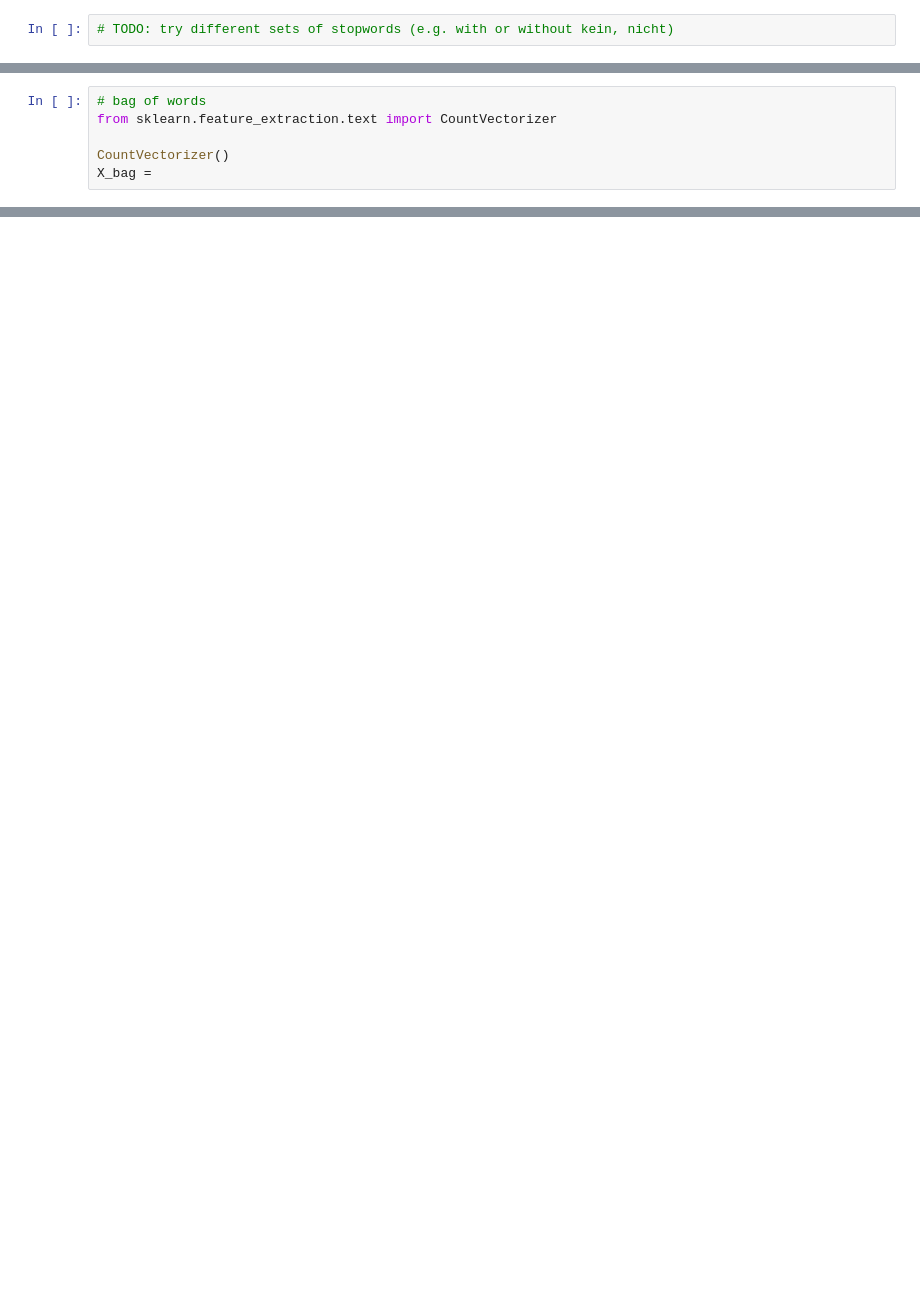
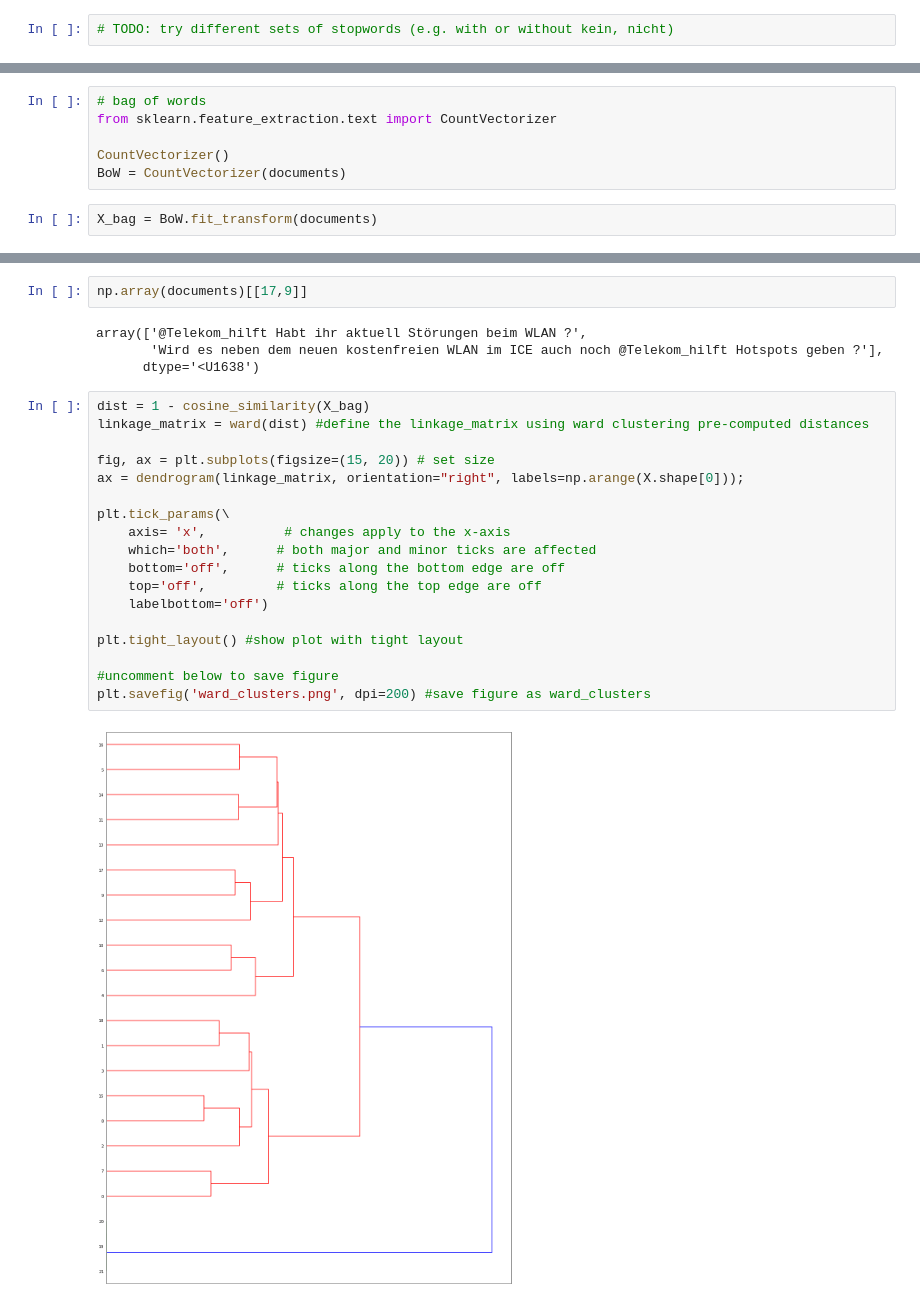
Before and after one commit to turkishtech/mlhackathon, a Jupyter notebook: playground/challange1a-1b.ipynb, the cells around one changed output, grey strips where cells are left out. Saved outputs shown, nothing was run; the diff lists cells and outputs as text; blank space fills up the shorter version.

```diff
--- a/playground/challange1a-1b.ipynb
+++ b/playground/challange1a-1b.ipynb
@@ -195,5 +230,7 @@ X = np.array([np.mean(w2v, axis=0) for row in documents])
 from sklearn.feature_extraction.text import CountVectorizer
 
 CountVectorizer()
-X_bag =
+BoW = CountVectorizer(documents)
+# %%
+X_bag = BoW.fit_transform(documents)
 # %%
@@ -251,0 +352,26 @@ ModuleNotFoundError: No module named 'xgboost'
+# %%
+np.array(documents)[[17,9]]
+# %% [output]
+array(['@Telekom_hilft Habt ihr aktuell Störungen beim WLAN ?',
+       'Wird es neben dem neuen kostenfreien WLAN im ICE auch noch @Telekom_hilft Hotspots geben ?'],
+      dtype='<U1638')
+# %%
+dist = 1 - cosine_similarity(X_bag)
+linkage_matrix = ward(dist) #define the linkage_matrix using ward clustering pre-computed distances
+
+fig, ax = plt.subplots(figsize=(15, 20)) # set size
+ax = dendrogram(linkage_matrix, orientation="right", labels=np.arange(X.shape[0]));
+
+plt.tick_params(\
+    axis= 'x',          # changes apply to the x-axis
+    which='both',      # both major and minor ticks are affected
+    bottom='off',      # ticks along the bottom edge are off
+    top='off',         # ticks along the top edge are off
+    labelbottom='off')
+
+plt.tight_layout() #show plot with tight layout
+
+#uncomment below to save figure
+plt.savefig('ward_clusters.png', dpi=200) #save figure as ward_clusters
+# %% [output]
+[figure, added]
```
Also changed, not shown: parts of 48 cells of this notebook.
